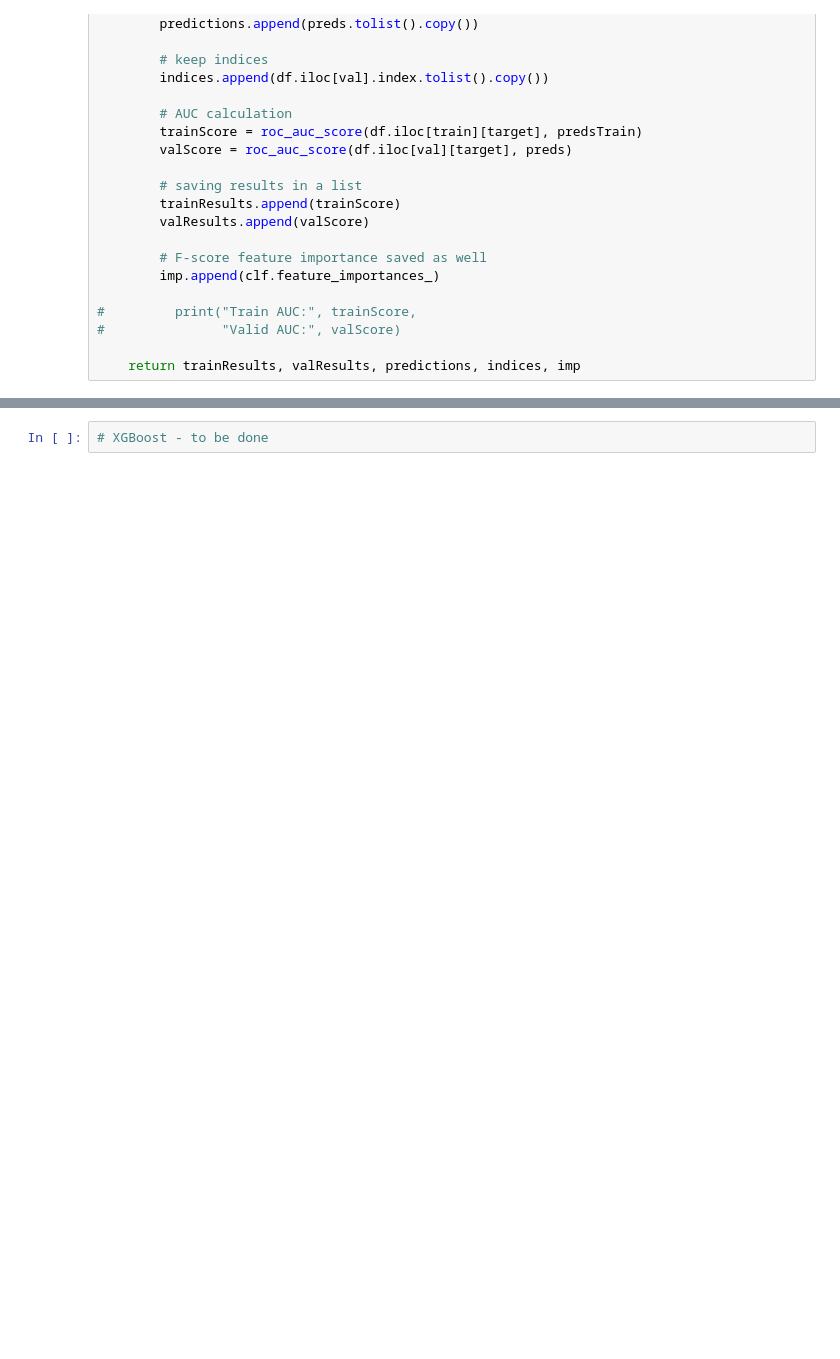
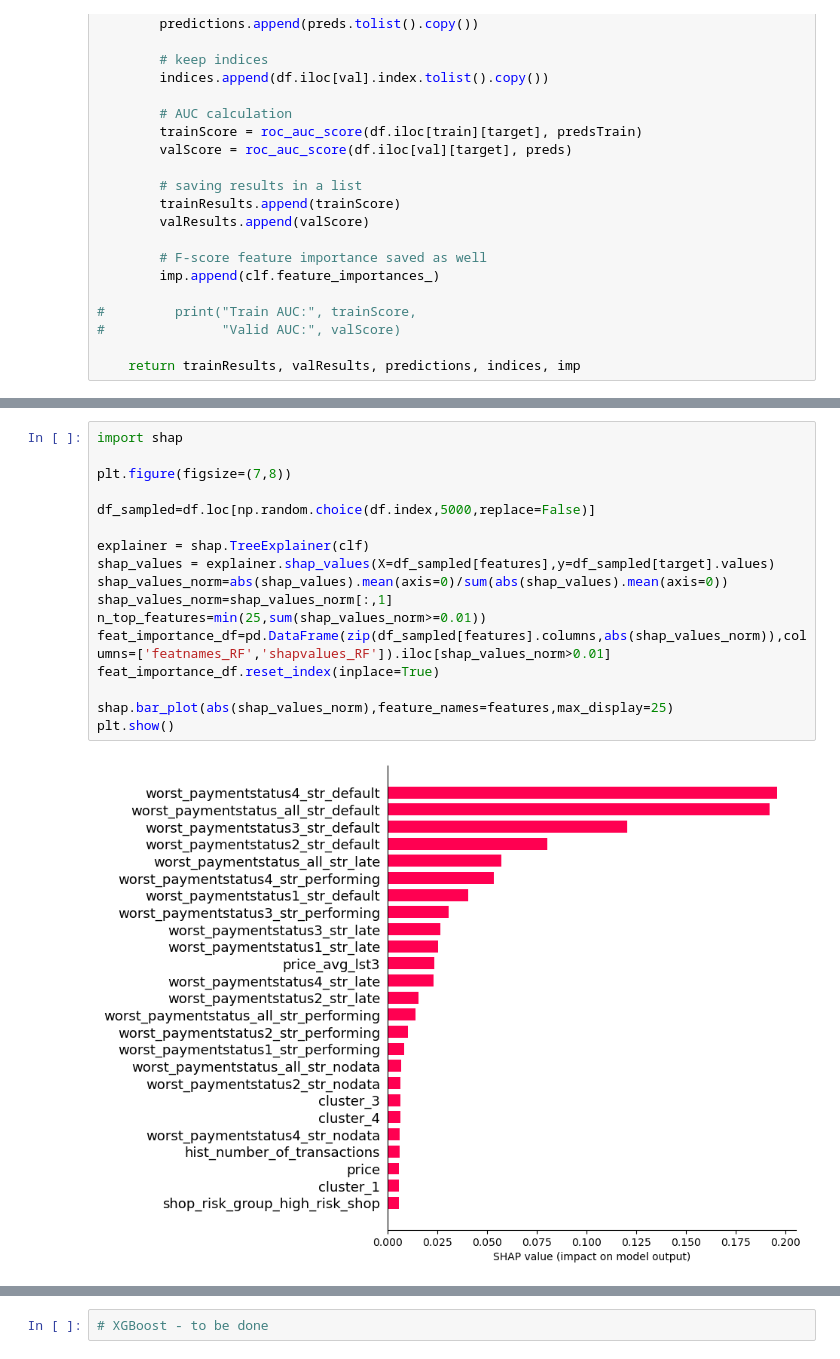
Before and after one commit to km72846/viabill_casestudy, a Jupyter notebook: notebooks/viabill.ipynb, the cells around one changed output, grey strips where cells are left out. Drawn from its saved outputs; the diff is of its cells as text; blank space fills up the shorter version.

```diff
--- a/notebooks/viabill.ipynb
+++ b/notebooks/viabill.ipynb
@@ -942,0 +1053,19 @@ plt.show()
+# %%
+import shap
+
+plt.figure(figsize=(7,8))
+
+df_sampled=df.loc[np.random.choice(df.index,5000,replace=False)]
+
+explainer = shap.TreeExplainer(clf)
+shap_values = explainer.shap_values(X=df_sampled[features],y=df_sampled[target].values)
+shap_values_norm=abs(shap_values).mean(axis=0)/sum(abs(shap_values).mean(axis=0))
+shap_values_norm=shap_values_norm[:,1]
+n_top_features=min(25,sum(shap_values_norm>=0.01))
+feat_importance_df=pd.DataFrame(zip(df_sampled[features].columns,abs(shap_values_norm)),columns=['featnames_RF','shapvalues_RF']).iloc[shap_values_norm>0.01]
+feat_importance_df.reset_index(inplace=True)
+
+shap.bar_plot(abs(shap_values_norm),feature_names=features,max_display=25)
+plt.show()
+# %% [output]
+[figure, added]
```
Also changed, not shown: parts of 33 cells of this notebook, 1 other file.
